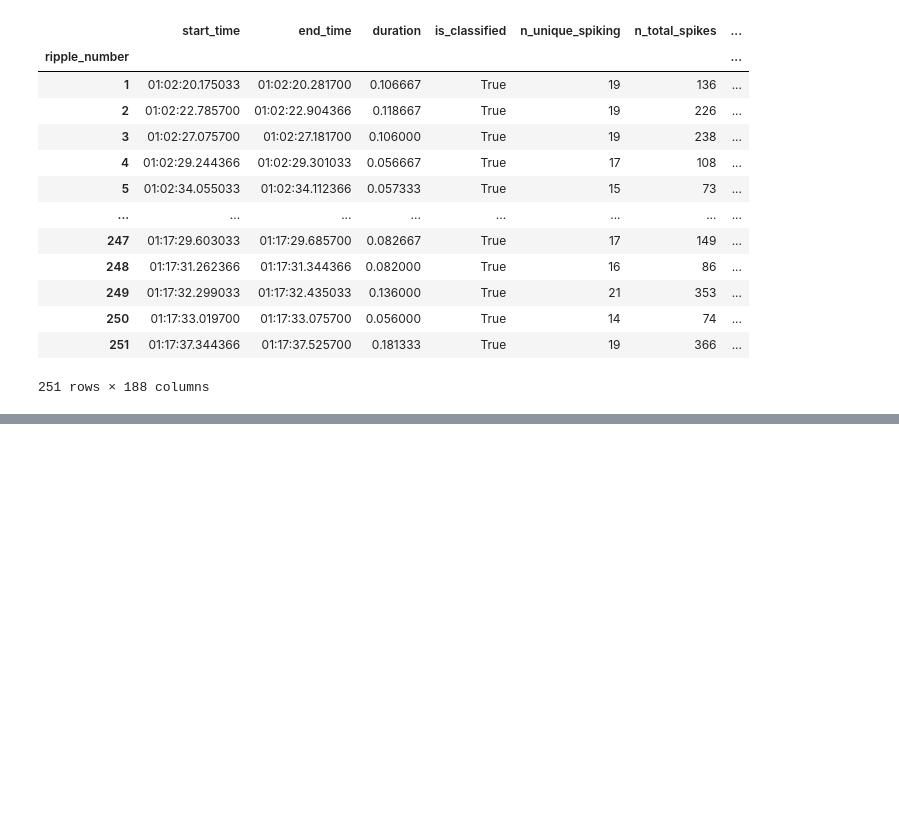
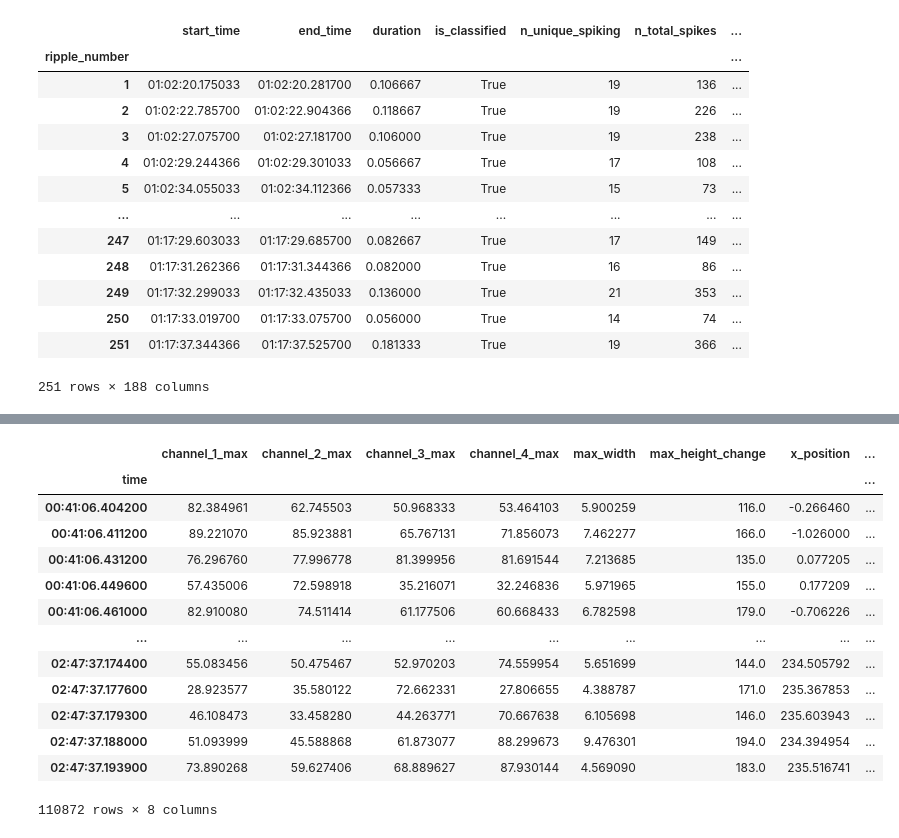
Before and after one commit to Eden-Kramer-Lab/replay_trajectory_paper, a Jupyter notebook: notebooks/2020_12_21_Test_New_Stats.ipynb, the cells around one changed output, grey strips where cells are left out. Saved outputs shown, nothing was run; the diff lists cells and outputs as text; code cells hidden in the pictures; blank space fills up the shorter version.

```diff
--- a/notebooks/2020_12_21_Test_New_Stats.ipynb
+++ b/notebooks/2020_12_21_Test_New_Stats.ipynb
@@ -386,0 +408,19 @@ replay_info
+# %%
+from loren_frank_data_processing import get_multiunit_dataframe
+
+get_multiunit_dataframe(('bon', 3, 2, 1), ANIMALS)
+# %% [output]
+|  | channel_1_max | channel_2_max | channel_3_max | channel_4_max | max_width | max_height_change | x_position | ... |
+| time |  |  |  |  |  |  |  | ... |
+| 00:41:06.404200 | 82.384961 | 62.745503 | 50.968333 | 53.464103 | 5.900259 | 116.0 | -0.266460 | ... |
+| 00:41:06.411200 | 89.221070 | 85.923881 | 65.767131 | 71.856073 | 7.462277 | 166.0 | -1.026000 | ... |
+| 00:41:06.431200 | 76.296760 | 77.996778 | 81.399956 | 81.691544 | 7.213685 | 135.0 | 0.077205 | ... |
+| 00:41:06.449600 | 57.435006 | 72.598918 | 35.216071 | 32.246836 | 5.971965 | 155.0 | 0.177209 | ... |
+| 00:41:06.461000 | 82.910080 | 74.511414 | 61.177506 | 60.668433 | 6.782598 | 179.0 | -0.706226 | ... |
+| ... | ... | ... | ... | ... | ... | ... | ... | ... |
+| 02:47:37.174400 | 55.083456 | 50.475467 | 52.970203 | 74.559954 | 5.651699 | 144.0 | 234.505792 | ... |
+| 02:47:37.177600 | 28.923577 | 35.580122 | 72.662331 | 27.806655 | 4.388787 | 171.0 | 235.367853 | ... |
+| 02:47:37.179300 | 46.108473 | 33.458280 | 44.263771 | 70.667638 | 6.105698 | 146.0 | 235.603943 | ... |
+| 02:47:37.188000 | 51.093999 | 45.588868 | 61.873077 | 88.299673 | 9.476301 | 194.0 | 234.394954 | ... |
+| 02:47:37.193900 | 73.890268 | 59.627406 | 68.889627 | 87.930144 | 4.569090 | 183.0 | 235.516741 | ... |
+110872 rows × 8 columns
```
Also changed, not shown: parts of 1 cell of this notebook, 7 other files.
